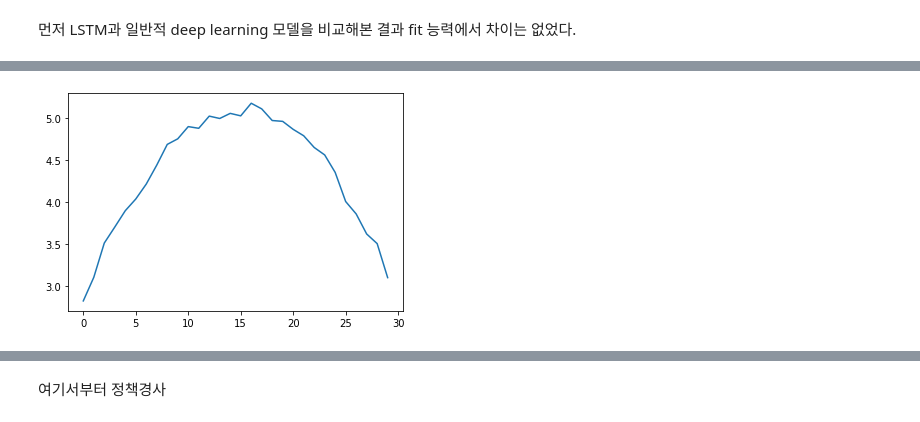
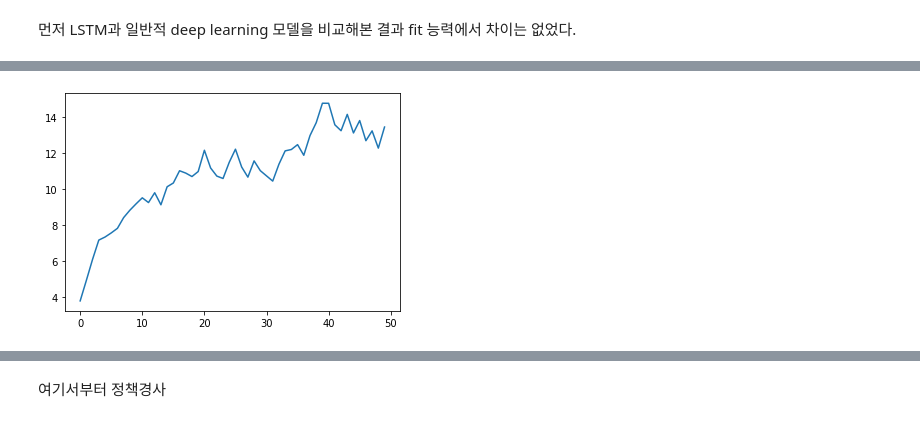
Before and after one commit to sjbaek12/sjbaek12.github.io, a Jupyter notebook: 테스트_강화학습.ipynb, the cells around one changed output, grey strips where cells are left out. Cells and saved outputs as stored; diff of their text form; code cells hidden in the pictures.

```diff
--- a/테스트_강화학습.ipynb
+++ b/테스트_강화학습.ipynb
@@ -10,3 +10,17 @@ loss함수는 리워드가 최대가 되는 액션을 산출했을 때, 마이
 # %%
 import numpy as np
 import matplotlib.pyplot as plt
+# %%
+start_price = 3
+for i in range(50):
+  change = np.random.rand(1)*1.3
+  direction = np.random.choice(2, p=[0.5, 0.5])
+  if direction == 1:
+    if start_price - change <= 0:
+       p = 1.0
+    else:
+       p = start_price - change
+  else:
+    p = start_price + change
+  start_price = p
+  print(start_price)
@@ -13,30 +45,39 @@ import matplotlib.pyplot as plt
 # %%
 # 환경 모듈
 
 def env():
-  price=[]
-  for i in range(30):
-    bias = np.random.rand(1)
-    p = -0.01*(i-15)**2 + 5 + bias * 0.2
-    price.append(p[0])
+  start_price = 3
+  pricej=[]
+  for i in range(50):
+    change = np.random.rand(1)*1.2
+    direction = np.random.choice(2, p=[0.5, 0.5])
+    if direction == 1:
+      if start_price - change[0] <= 0:
+         p = 1.0
+      else:
+         p = start_price - change[0]
+    else:
+      p = start_price + change[0]
+    start_price = p
+    pricej.append(p)
 #  p_mean = np.mean(price)
 #  p_std = np.std(price)
 #  price = (price - p_mean)/p_std
 
   p_serise= []
-  for i in range(26):
-    serise = [np.array(price[i]),np.array(price[i+1]), np.array(price[i+2]), np.array(price[i+3]), np.array(price[i+4])]
+  for i in range(46):
+    serise = [pricej[i],pricej[i+1], pricej[i+2], pricej[i+3], pricej[i+4]]
     serise = np.array(serise)
     p_serise.append(serise)
-  p_serise= p_serise[0:25]
+  p_serise= p_serise[0:50]
   p_serise = np.array(p_serise)
   #p_serise = p_serise.reshape(25, 5, 1)  # LSTM을 사용할 때 데이터 input 형태
-  price_lstm = price[5:]
+  price_lstm = pricej[5:]
   price_lstm = np.array(price_lstm)
-  return price, p_serise, price_lstm
+  return pricej, p_serise, price_lstm
 
-price, p_serise, price_lstm = env()
-plt.plot(price)
+pricej, p_serise, price_lstm = env()
+plt.plot(pricej)
 plt.show()
 # %% [output]
-[figure, old version]
+[figure, new version]
```
Also changed, not shown: parts of 36 cells of this notebook.
